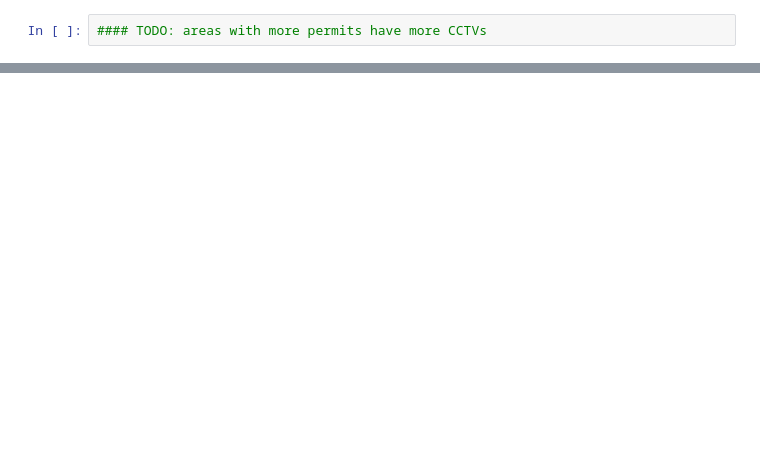
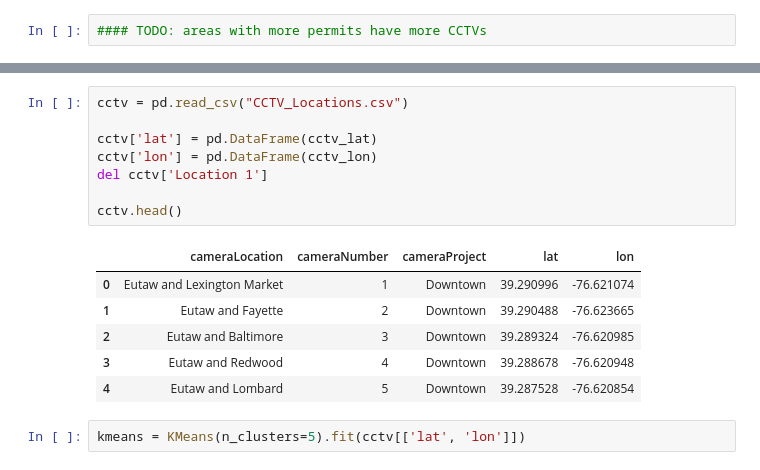
Before and after one commit to nichollsbr/baltimore-transit, a Jupyter notebook: CCTV_Locations.ipynb, the cells around one changed output, grey strips where cells are left out. Drawn from its saved outputs; the diff is of its cells as text; blank space fills up the shorter version.

```diff
--- a/CCTV_Locations.ipynb
+++ b/CCTV_Locations.ipynb
@@ -68,0 +188,17 @@ iplot( fig, validate=False, filename='CCTV_Locations' )
+# %%
+cctv = pd.read_csv("CCTV_Locations.csv")
+
+cctv['lat'] = pd.DataFrame(cctv_lat)
+cctv['lon'] = pd.DataFrame(cctv_lon)
+del cctv['Location 1']
+
+cctv.head()
+# %% [output]
+|  | cameraLocation | cameraNumber | cameraProject | lat | lon |
+| 0 | Eutaw and Lexington Market | 1 | Downtown | 39.290996 | -76.621074 |
+| 1 | Eutaw and Fayette | 2 | Downtown | 39.290488 | -76.623665 |
+| 2 | Eutaw and Baltimore | 3 | Downtown | 39.289324 | -76.620985 |
+| 3 | Eutaw and Redwood | 4 | Downtown | 39.288678 | -76.620948 |
+| 4 | Eutaw and Lombard | 5 | Downtown | 39.287528 | -76.620854 |
+# %%
+kmeans = KMeans(n_clusters=5).fit(cctv[['lat', 'lon']])
```
Also changed, not shown: parts of 19 cells of this notebook.
